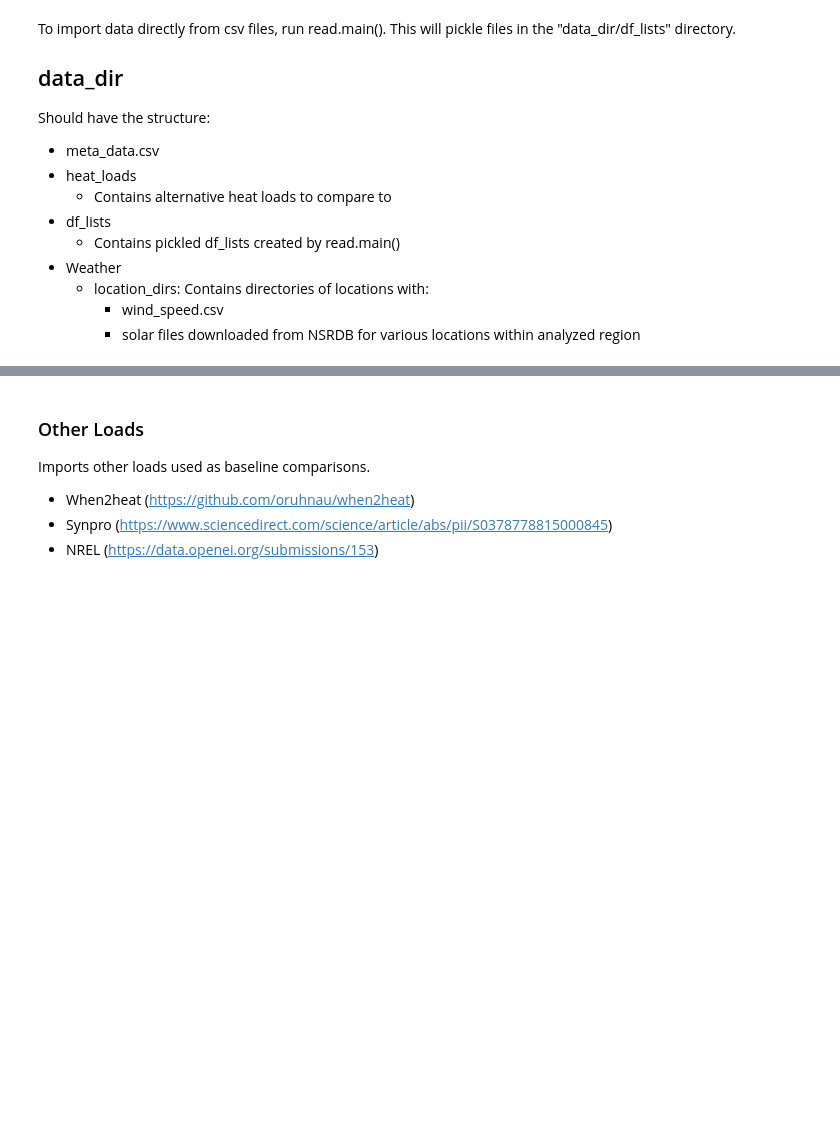
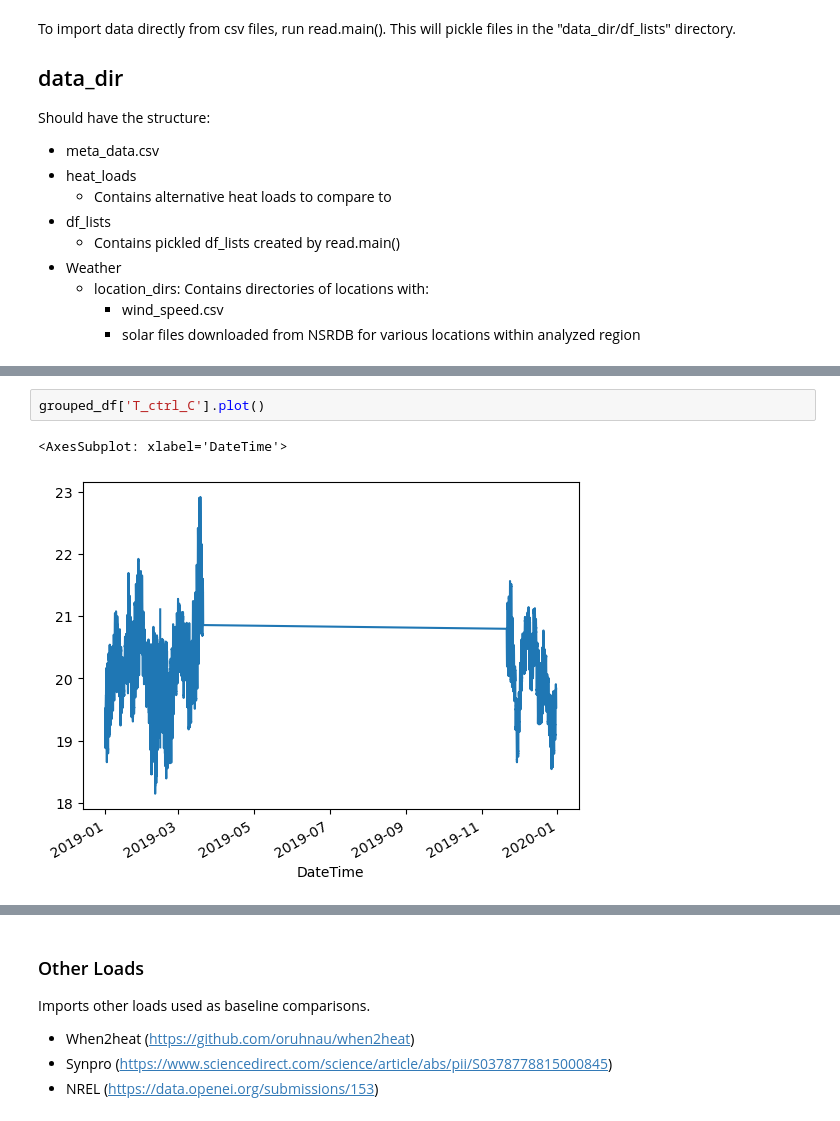
Before and after one commit to boyuan276/smart-heat, a Jupyter notebook: notebooks/plot_demand_profiles_copy.ipynb, the cells around one changed output, grey strips where cells are left out. Cells and saved outputs as stored; diff of their text form; blank space fills up the shorter version.

```diff
--- a/notebooks/plot_demand_profiles_copy.ipynb
+++ b/notebooks/plot_demand_profiles_copy.ipynb
@@ -63,0 +71,5 @@ FileNotFoundError: [Errno 2] No such file or directory: 'd:\\EERL\\Heating Deman
+# %%
+grouped_df['T_ctrl_C'].plot()
+# %% [output]
+<AxesSubplot: xlabel='DateTime'>
+[figure, added]
```
Also changed, not shown: parts of 28 cells of this notebook, 1 other file.
